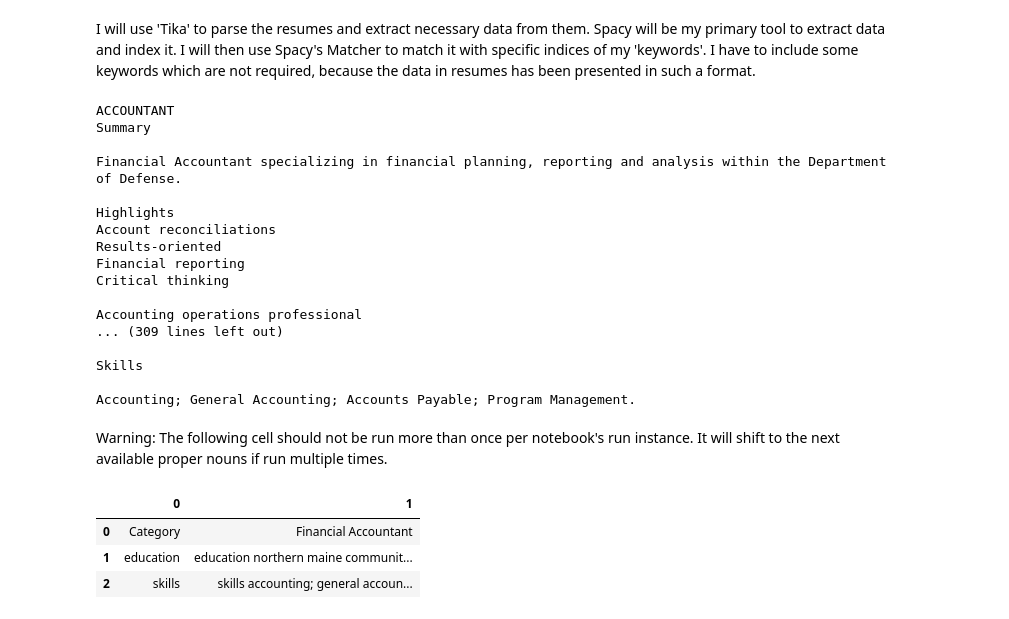
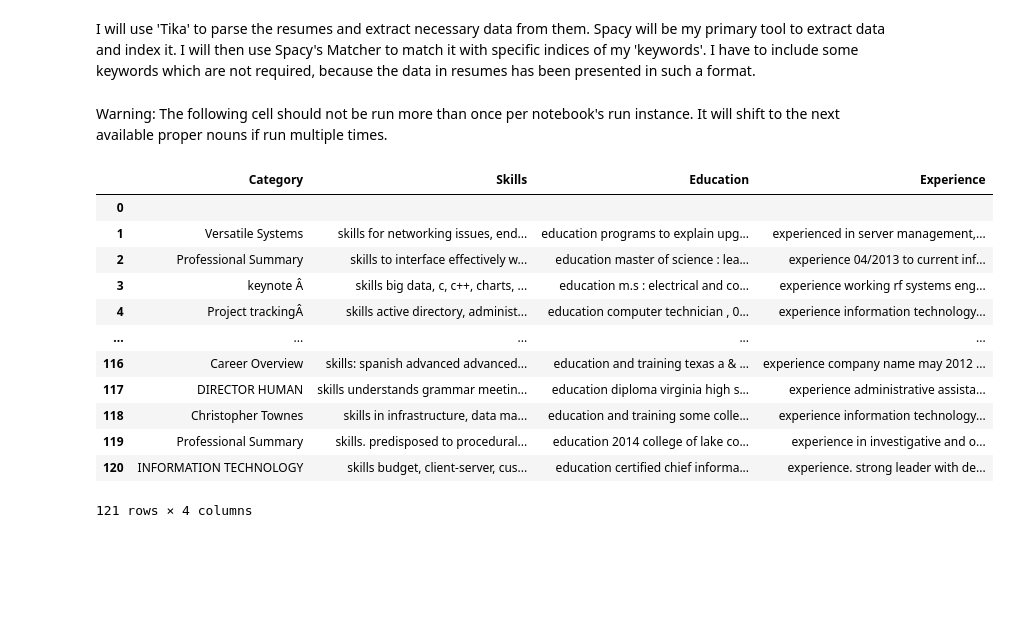
Before and after one commit to lurchyy/Resume-Matching-With-JDs, a Jupyter notebook: task1(resume_parsing).ipynb, the cells around one changed output. Drawn from its saved outputs; the diff is of its cells as text; code cells hidden in the pictures; blank space fills up the shorter version.

Commit message:
Parsed data saved in a df

```diff
--- a/task1(resume_parsing).ipynb
+++ b/task1(resume_parsing).ipynb
@@ -9,27 +7,3 @@ from tika import parser
-# %%
-file = r'C:/users/abhyu/Documents/projexts/capital/data/data/ACCOUNTANT/10554236.pdf'
-file_data = parser.from_file(file)
-# %%
-text = file_data['content']
-print(text)
-# %% [output]
-ACCOUNTANT
-Summary
-
-Financial Accountant specializing in financial planning, reporting and analysis within the Department of Defense.
-
-Highlights
-Account reconciliations
-Results-oriented
-Financial reporting
-Critical thinking
-
-Accounting operations professional
-... (309 lines left out)
-
-Skills
-
-Accounting; General Accounting; Accounts Payable; Program Management.
 # %%
 parsed_content = {}
 # %% [markdown]
@@ -37,7 +11,7 @@ Warning: The following cell should not be run more than once per notebook's run
 # %%
 import spacy
 import re
-def parser(text):
+def tparser(text):
     nlp = spacy.load('en_core_web_sm')
     from spacy.matcher import Matcher
     matcher = Matcher(nlp.vocab)
@@ -121,17 +95,40 @@ def parser(text):
     for i in range(len(indices)):
         parsed_content[keys[i]] = content[i]
     return parsed_content
-# %%
-import pandas as pd
-pd.set_option('display.max_colwidth', None)
-parsed_content = parser(text)
-parsed_info = pd.DataFrame(parsed_content.items())
-indices = [1,2,3,4,6,7]
-
-parsed_info = parsed_info.drop(indices).reset_index(drop= 'True')#dropping useless rows
-parsed_info
-# %% [output]
-|  | 0 | 1 |
-| 0 | Category | Financial Accountant |
-| 1 | education | education northern maine communit... |
-| 2 | skills | skills accounting; general accoun... |
+# %%
+import pandas as pd
+pd.set_option('display.max_colwidth', None)
+from tika import parser
+import os
+
+folder_path = 'C:/Users/abhyu/Documents/projexts/capital/data/data/INFORMATION-TECHNOLOGY/'
+data = {'Category':[''], 'Skills':[''], 'Education':[''], 'Experience':['']}
+# Iterate through files in the folder
+for filename in os.listdir(folder_path):
+    if os.path.isfile(os.path.join(folder_path, filename)):
+        file_path = os.path.join(folder_path, filename)  # Full file path
+        file_data = parser.from_file(file_path)
+        text = file_data['content']
+        parsed_content = tparser(text)
+        data['Category'].append(parsed_content.get('Category', ''))
+        data['Skills'].append(parsed_content.get('skills', ''))
+        data['Education'].append(parsed_content.get('education', ''))
+        data['Experience'].append(parsed_content.get('experience', ''))
+
+
+df = pd.DataFrame(data)
+df
+# %% [output]
+|  | Category | Skills | Education | Experience |
+| 0 |  |  |  |  |
+| 1 | Versatile Systems | skills for networking issues, end... | education programs to explain upg... | experienced in server management,... |
+| 2 | Professional Summary | skills to interface effectively w... | education master of science : lea... | experience 04/2013 to current inf... |
+| 3 | keynote Â | skills big data, c, c++, charts, ... | education m.s : electrical and co... | experience working rf systems eng... |
+| 4 | Project trackingÂ | skills active directory, administ... | education computer technician , 0... | experience information technology... |
+| ... | ... | ... | ... | ... |
+| 116 | Career Overview | skills: spanish advanced advanced... | education and training texas a & ... | experience company name may 2012 ... |
+| 117 | DIRECTOR HUMAN | skills understands grammar meetin... | education diploma virginia high s... | experience administrative assista... |
+| 118 | Christopher Townes | skills in infrastructure, data ma... | education and training some colle... | experience information technology... |
+| 119 | Professional Summary | skills. predisposed to procedural... | education 2014 college of lake co... | experience in investigative and o... |
+| 120 | INFORMATION TECHNOLOGY | skills budget, client-server, cus... | education certified chief informa... | experience. strong leader with de... |
+121 rows × 4 columns
```
Also changed, not shown: parts of 2 cells of this notebook.
